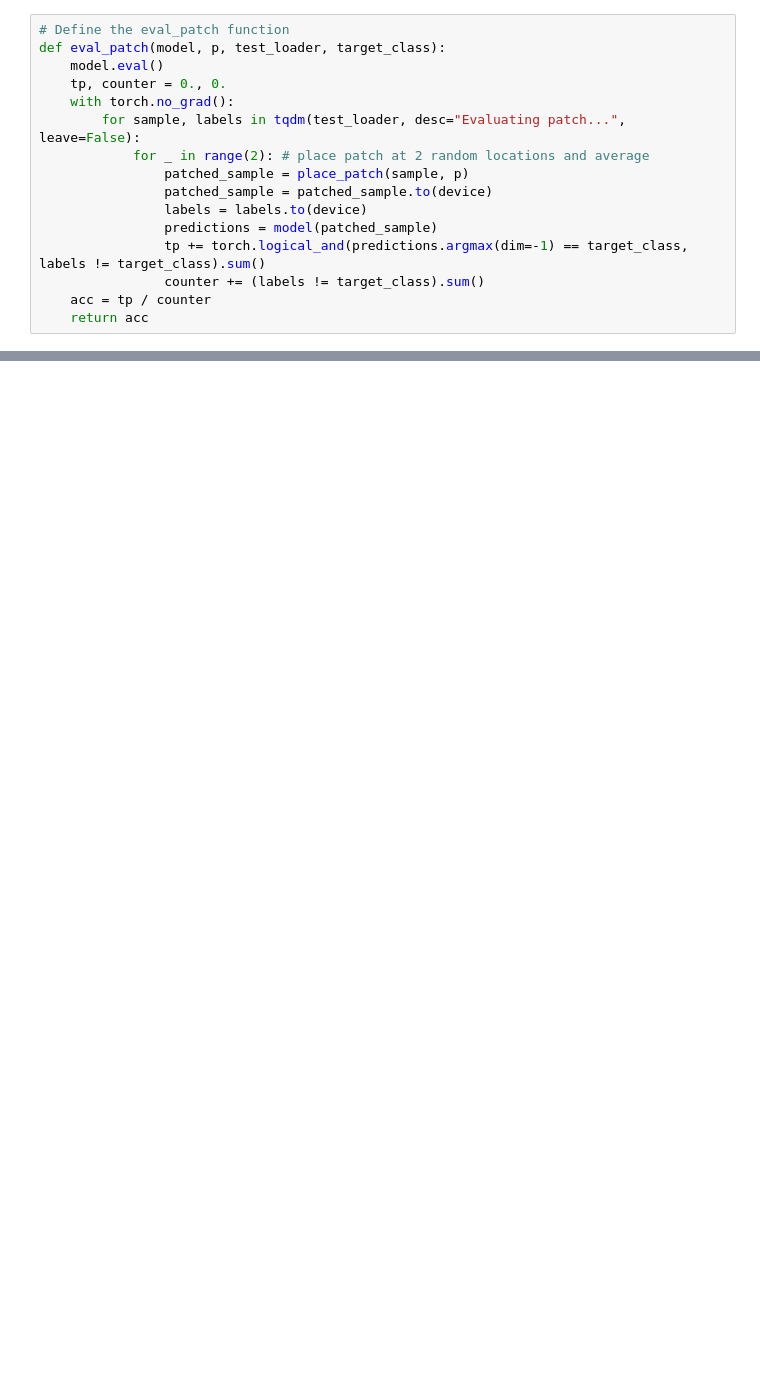
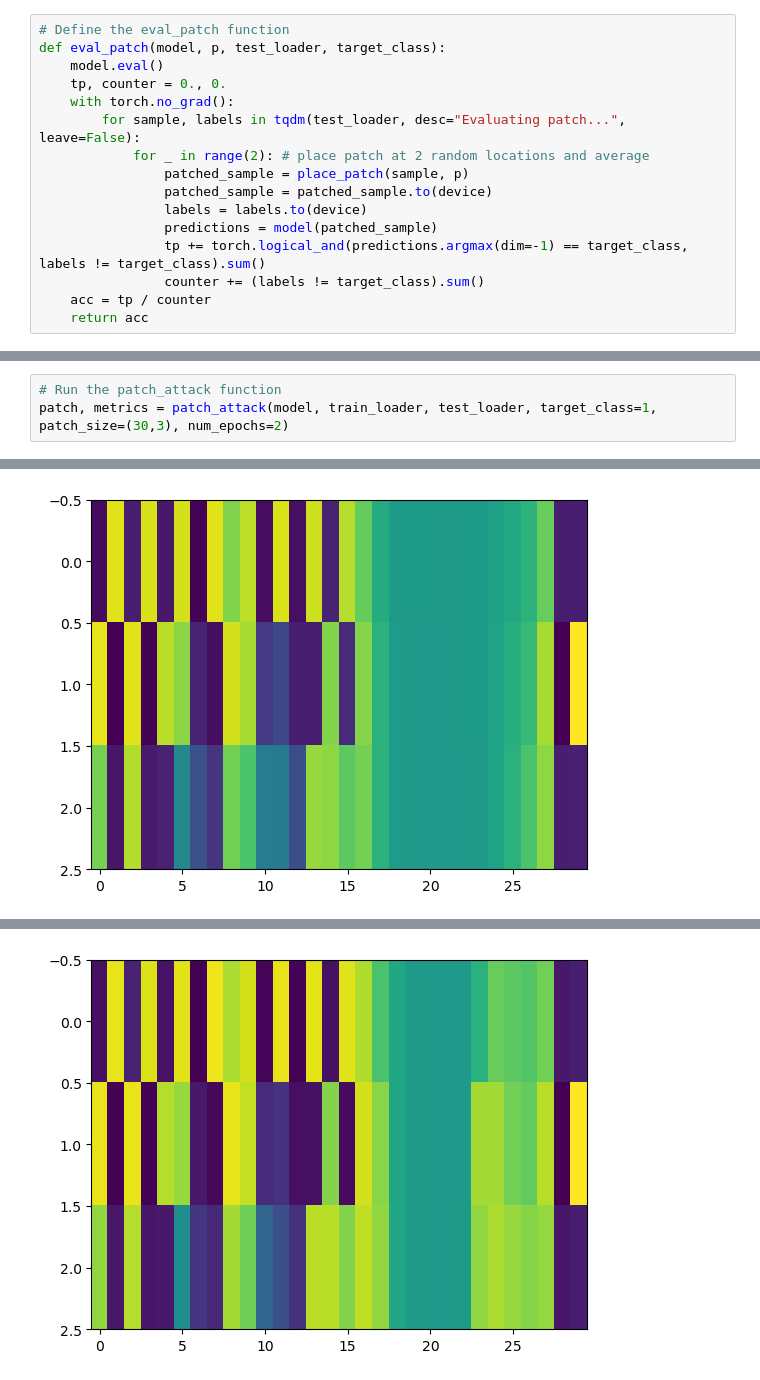
Before and after one commit to gijsdesmit/Project_DL, a Jupyter notebook: patch_attack_pytorch.ipynb, the cells around one changed output, grey strips where cells are left out. Drawn from its saved outputs; the diff is of its cells as text; blank space fills up the shorter version.

```diff
--- a/patch_attack_pytorch.ipynb
+++ b/patch_attack_pytorch.ipynb
@@ -169,0 +170,4 @@ Epoch 4, Test Accuracy: 0.49
+# %%
+# Run the patch_attack function
+patch, metrics = patch_attack(model, train_loader, test_loader, target_class=1, patch_size=(30,3), num_epochs=2)
+# %% [output]
@@ -169,0 +175 @@ Epoch 4, Test Accuracy: 0.49
+[figure, added]
@@ -169,0 +177 @@ Epoch 4, Test Accuracy: 0.49
+[figure, added]
```
Also changed, not shown: parts of 11 cells of this notebook, 3 other files.
